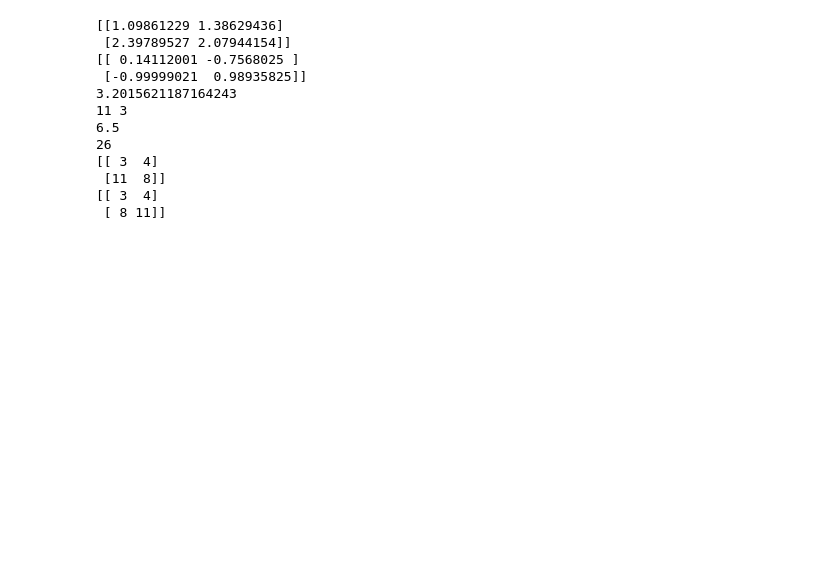
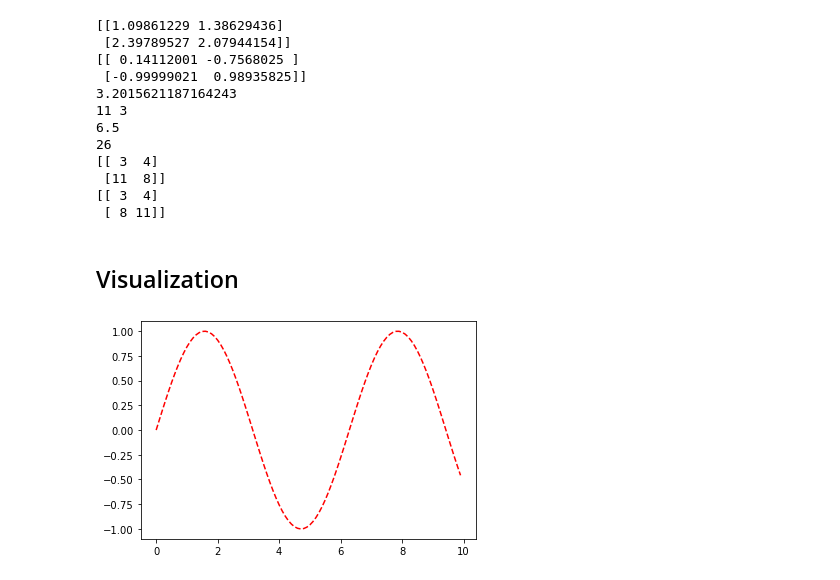
Before and after one commit to dgrinbe/david-econ-416, a Jupyter notebook: Midterm 2 Practice Problems.ipynb, the cells around one changed output. Drawn from its saved outputs; the diff is of its cells as text; code cells hidden in the pictures; blank space fills up the shorter version.

```diff
--- a/Midterm 2 Practice Problems.ipynb
+++ b/Midterm 2 Practice Problems.ipynb
@@ -353,3 +345,5 @@ print(A)
  [11  8]]
 [[ 3  4]
  [ 8 11]]
+# %% [markdown]
+## Visualization
@@ -355,0 +354,10 @@ print(A)
+# %%
+x=np.arange(0,10,.1)
+y=np.sin(x)
+
+fig,ax=plt.subplots()
+ax.plot(x,y,color='r',linestyle='--')
+
+plt.show()
+# %% [output]
+[figure, added]
```
Also changed, not shown: parts of 12 cells of this notebook.
